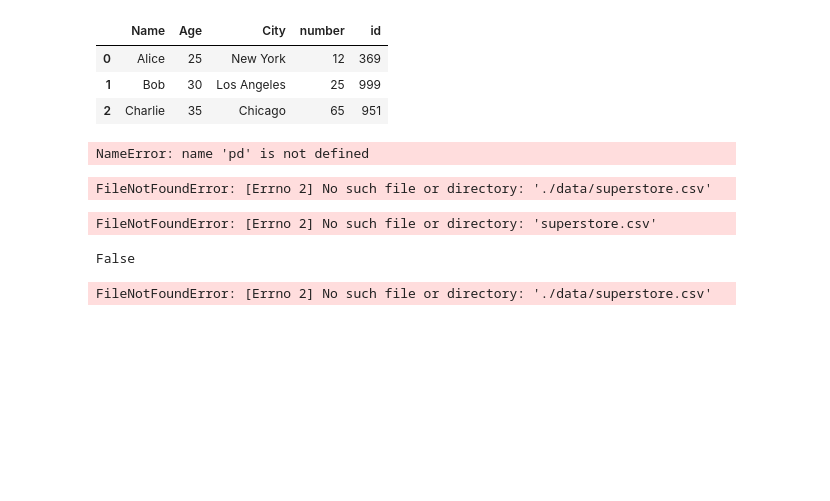
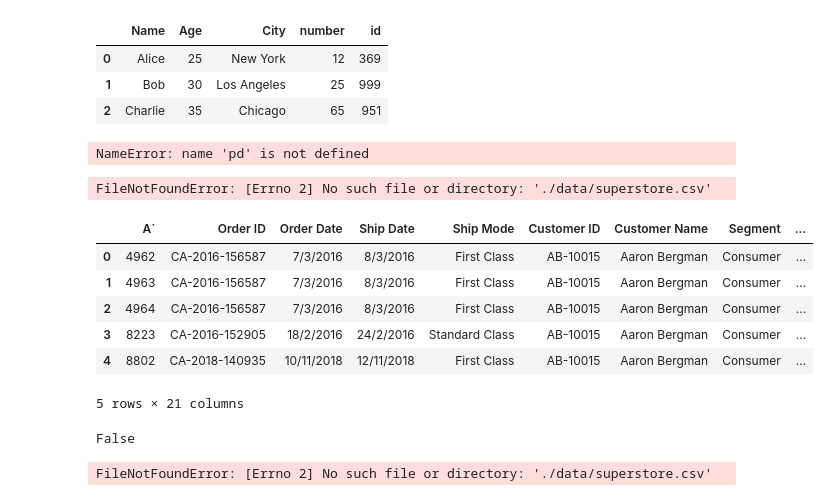
Before and after one commit to Avinash2003-11/Machine-learning, a Jupyter notebook: exp.ipynb, the cells around one changed output. Saved outputs shown, nothing was run; the diff lists cells and outputs as text; code cells hidden in the pictures; blank space fills up the shorter version.

```diff
--- a/exp.ipynb
+++ b/exp.ipynb
@@ -162,9 +162,16 @@ df = pd.read_csv('./data/superstore.csv')
 FileNotFoundError: [Errno 2] No such file or directory: './data/superstore.csv'
 # %%
 import pandas as pd
-df = pd.read_csv("")
+df = pd.read_csv("./data/superstoredata.csv")
+df.head()
 # %% [output]
+|  | A` | Order ID | Order Date | Ship Date | Ship Mode | Customer ID | Customer Name | Segment | ... |
+| 0 | 4962 | CA-2016-156587 | 7/3/2016 | 8/3/2016 | First Class | AB-10015 | Aaron Bergman | Consumer | ... |
+| 1 | 4963 | CA-2016-156587 | 7/3/2016 | 8/3/2016 | First Class | AB-10015 | Aaron Bergman | Consumer | ... |
+| 2 | 4964 | CA-2016-156587 | 7/3/2016 | 8/3/2016 | First Class | AB-10015 | Aaron Bergman | Consumer | ... |
+| 3 | 8223 | CA-2016-152905 | 18/2/2016 | 24/2/2016 | Standard Class | AB-10015 | Aaron Bergman | Consumer | ... |
+| 4 | 8802 | CA-2018-140935 | 10/11/2018 | 12/11/2018 | First Class | AB-10015 | Aaron Bergman | Consumer | ... |
-FileNotFoundError: [Errno 2] No such file or directory: 'superstore.csv'
+5 rows × 21 columns
 # %%
 import os
 print(os.path.exists('./data/superstore.csv'))
```
Also changed, not shown: parts of 1 cell of this notebook.
